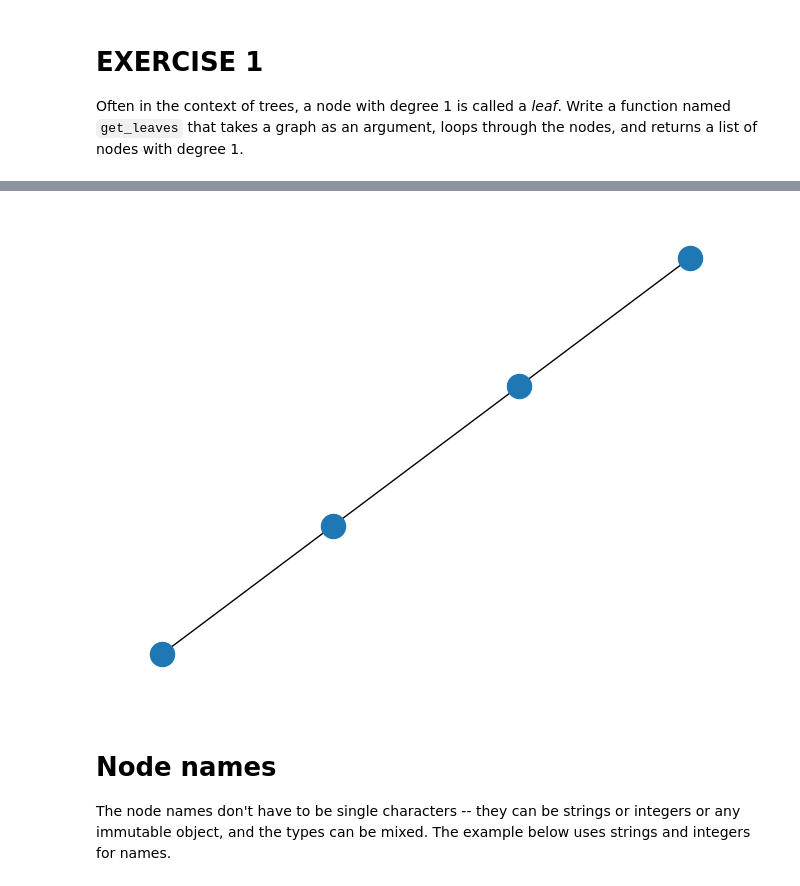
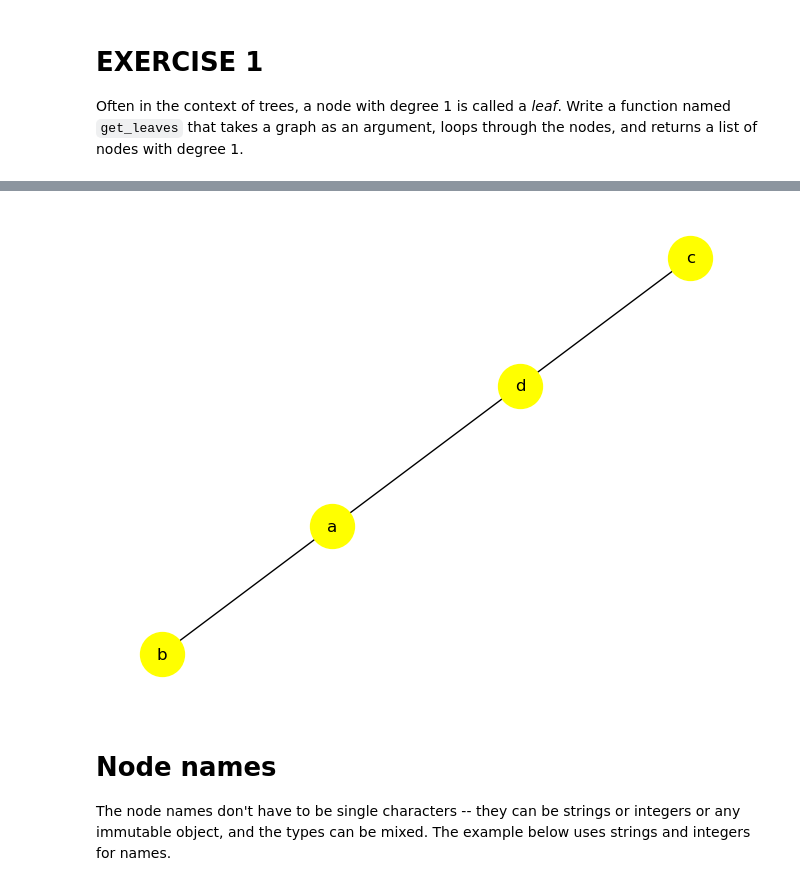
Before and after one commit to anasan00/sds_komex, a Jupyter notebook: tutorials/day4/41_networkx_intro.ipynb, the cells around one changed output, grey strips where cells are left out. Cells and saved outputs as stored; diff of their text form; code cells hidden in the pictures.

```diff
--- a/tutorials/day4/41_networkx_intro.ipynb
+++ b/tutorials/day4/41_networkx_intro.ipynb
@@ -208,7 +217,7 @@ get_leaves(G)
 # %%
-nx.draw(G)
+nx.draw(G, with_labels = True, node_color = 'yellow', node_size = 1000)
 # %% [output]
-[figure, old version]
+[figure, new version]
 # %% [markdown]
 # Node names
 
```
Also changed, not shown: parts of 30 cells of this notebook, 5 other files.
